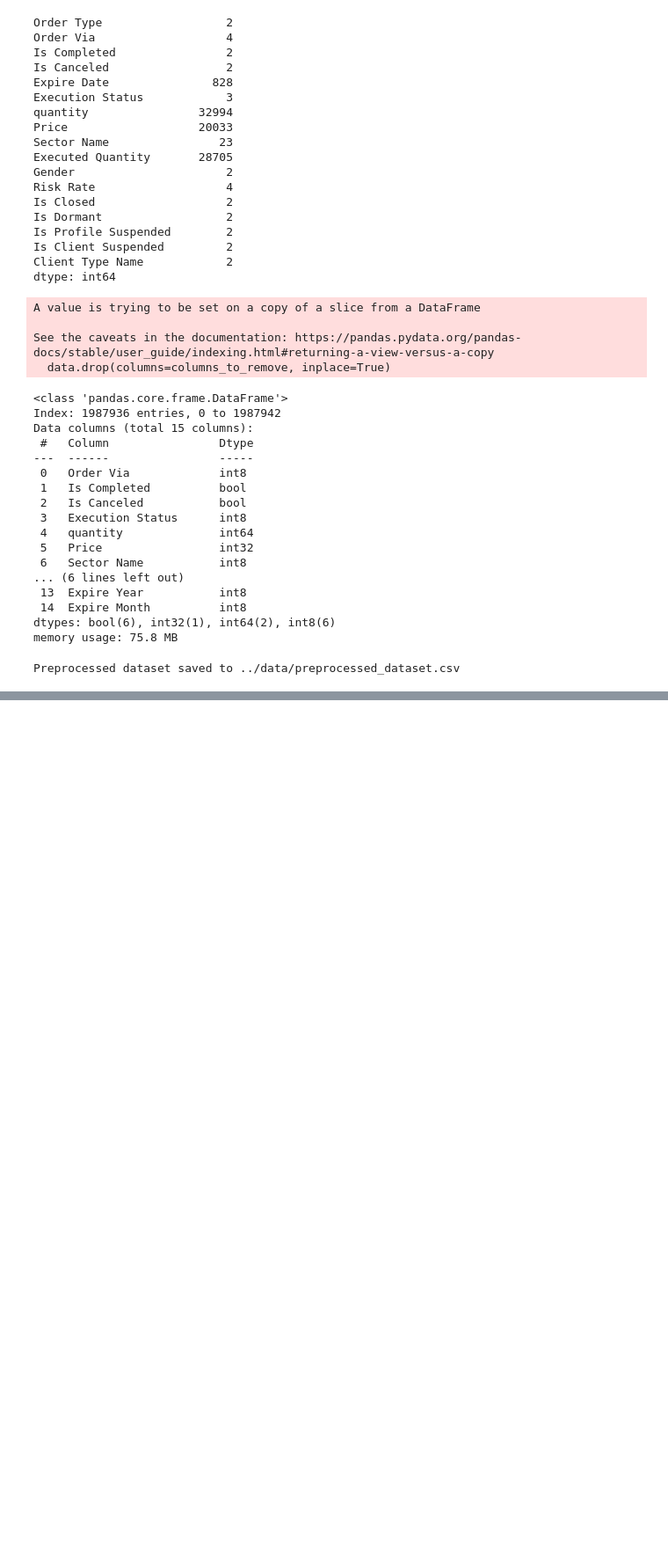
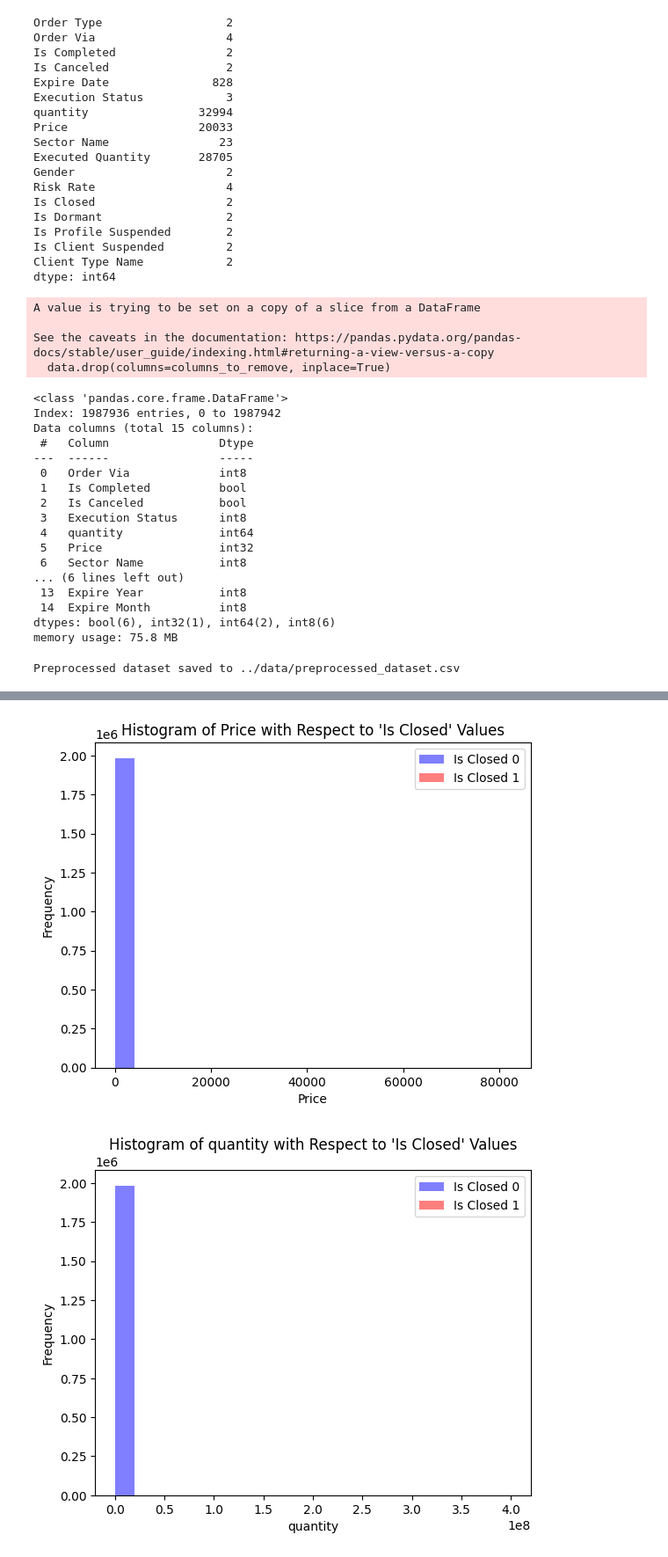
Before and after one commit to MohamedEbrahem1/EFG-SU-Competition, a Jupyter notebook: notebooks/preprocessing.ipynb, the cells around one changed output, grey strips where cells are left out. Shown at 88% size. Drawn from its saved outputs; the diff is of its cells as text; code cells hidden in the pictures; blank space fills up the shorter version.

```diff
--- a/notebooks/preprocessing.ipynb
+++ b/notebooks/preprocessing.ipynb
@@ -277,0 +401,22 @@ Preprocessed dataset saved to ../data/preprocessed_dataset.csv
+# %%
+# Assuming 'Balance' is the column you want to create a histogram for
+num_features = ["Price", "quantity", "Executed Quantity"]
+target_column = "Is Closed"
+
+# Separate data based on 'Exited' value
+exited_0 = df[(df[target_column] == 0)]
+exited_1 = df[(df[target_column] == 1)]
+
+# Create histograms for each 'Exited' value
+for n in num_features:
+    plt.hist(exited_0[n], bins=20, alpha=0.5, label='Is Closed 0', color='blue')
+    plt.hist(exited_1[n], bins=20, alpha=0.5, label='Is Closed 1', color='red')
+
+    plt.xlabel(n)
+    plt.ylabel('Frequency')
+    plt.legend()
+    plt.title(f"Histogram of {n} with Respect to 'Is Closed' Values")
+    plt.show()
+# %% [output]
+[figure, added]
+[figure, added]
```
Also changed, not shown: parts of 24 cells of this notebook.
